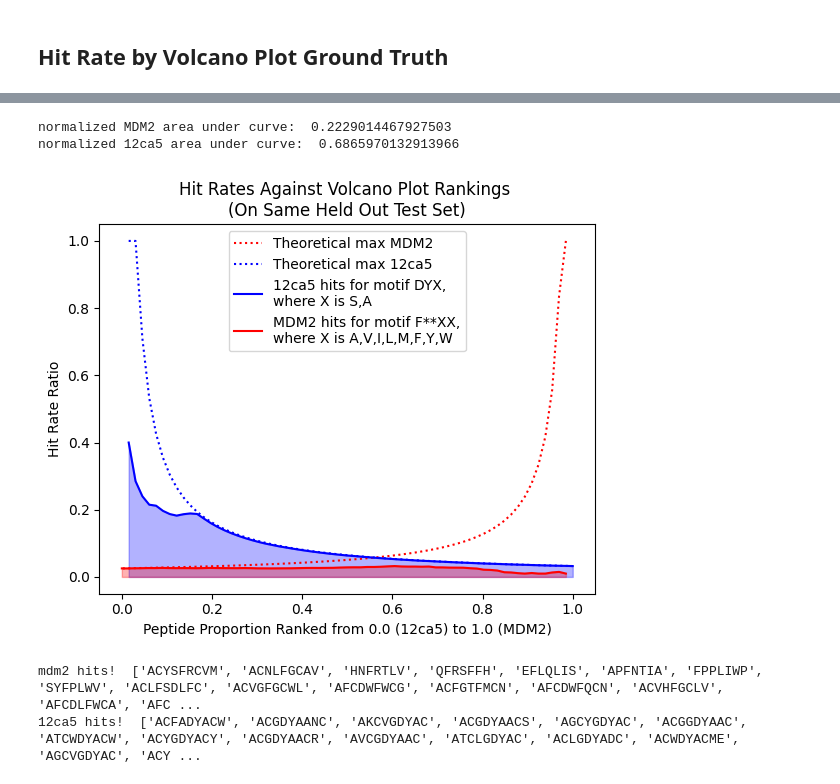
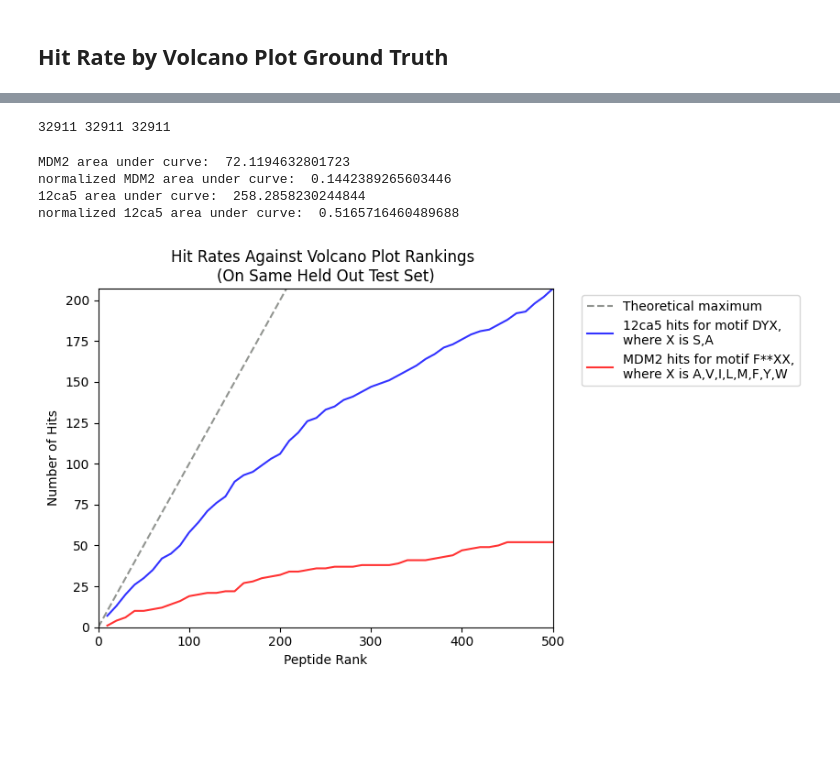
Before and after one commit to YitongTseo/ml_phage_display, a Jupyter notebook: F3_hit_rates.ipynb, the cells around one changed output, grey strips where cells are left out. Saved outputs shown, nothing was run; the diff lists cells and outputs as text; code cells hidden in the pictures; blank space fills up the shorter version.

```diff
--- a/F3_hit_rates.ipynb
+++ b/F3_hit_rates.ipynb
@@ -186,0 +221,13 @@ show_volcano(
+# %%
+y = mdm2_y_raw #_test
+# Slight bump to pvalue for MDM2 since pvalue is so low...
+volcano_mdm2_ordering = np.array([(val[0]+6) * val[1] if val[1] > 0 else 0 for val in y])
+volcano_ca5_ordering = np.array([-val[0] * val[1] if val[1] < 0 else 0 for val in y])
+show_volcano(
+    y,
+    title=f"Volcano plot {protein_of_interest} vs {other_protein}",
+    x_label="log fold change",
+    y_label="- log p-value",
+    mdm2_ordering=volcano_mdm2_ordering,
+    ca5_ordering=volcano_ca5_ordering,
+)
@@ -187,15 +236,20 @@ show_volcano(
+# %%
+print(len(peptides), len(volcano_mdm2_ordering), len(volcano_ca5_ordering))
+# %% [output]
+32911 32911 32911
 # %%
 from analysis.hit_rate_analysis import plot_ratio_by_ranking
 
 plot_ratio_by_ranking(
-    peptides_test,
-    mdm2_y_raw_test,
-    ca5_y_raw_test,
+    peptides,
+    volcano_mdm2_ordering,
+    volcano_ca5_ordering,
     title="Hit Rates Against Volcano Plot Rankings \n(On Same Held Out Test Set)",
+    plot_theoretical_maximums=True
 )
 # %% [output]
-normalized MDM2 area under curve:  0.2229014467927503
-normalized 12ca5 area under curve:  0.6865970132913966
+MDM2 area under curve:  72.1194632801723
+normalized MDM2 area under curve:  0.1442389265603446
+12ca5 area under curve:  258.2858230244844
+normalized 12ca5 area under curve:  0.5165716460489688
-[figure, old version]
+[figure, new version]
-mdm2 hits!  ['ACYSFRCVM', 'ACNLFGCAV', 'HNFRTLV', 'QFRSFFH', 'EFLQLIS', 'APFNTIA', 'FPPLIWP', 'SYFPLWV', 'ACLFSDLFC', 'ACVGFGCWL', 'AFCDWFWCG', 'ACFGTFMCN', 'AFCDWFQCN', 'ACVHFGCLV', 'AFCDLFWCA', 'AFC ...
-12ca5 hits!  ['ACFADYACW', 'ACGDYAANC', 'AKCVGDYAC', 'ACGDYAACS', 'AGCYGDYAC', 'ACGGDYAAC', 'ATCWDYACW', 'ACYGDYACY', 'ACGDYAACR', 'AVCGDYAAC', 'ATCLGDYAC', 'ACLGDYADC', 'ACWDYACME', 'AGCVGDYAC', 'ACY ...
```
Also changed, not shown: parts of 8 cells of this notebook, 7 other files.
